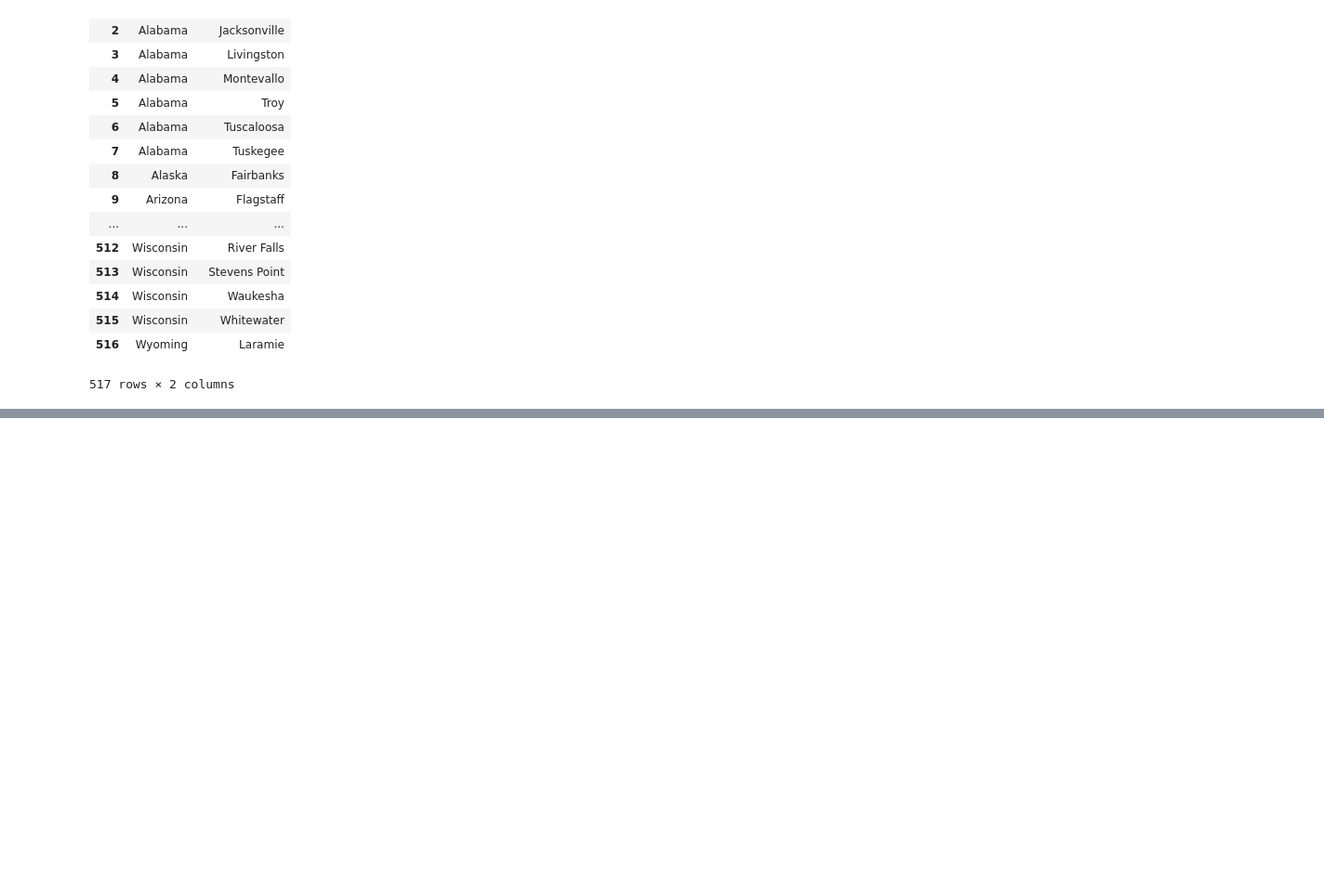
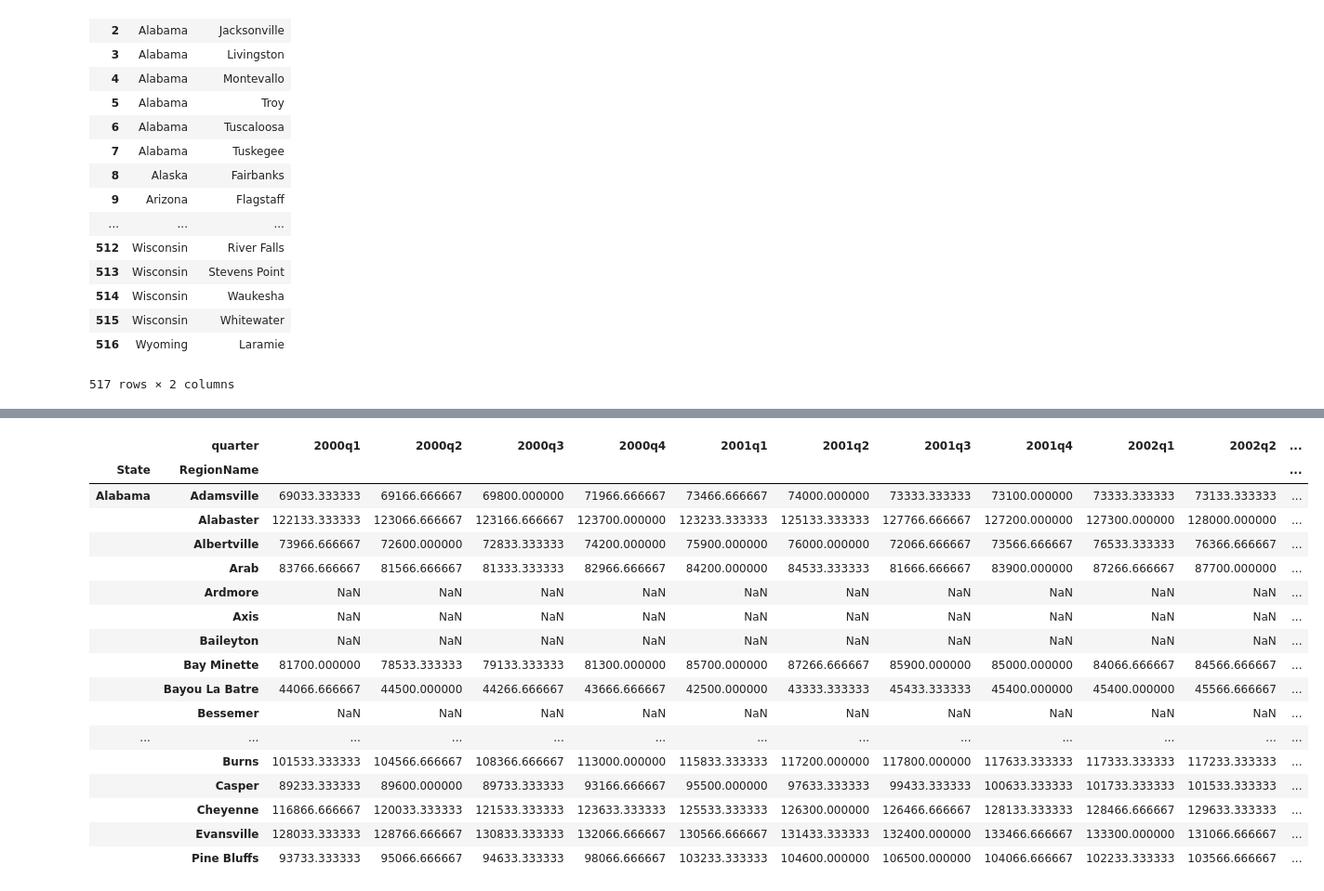
Before and after one commit to dekennedy/Intro-to-DS, a Jupyter notebook: Assignment+4.ipynb, the cells around one changed output, grey strips where cells are left out. Shown at 93% size. Cells and saved outputs as stored; diff of their text form; code cells hidden in the pictures; blank space fills up the shorter version.

```diff
--- a/Assignment+4.ipynb
+++ b/Assignment+4.ipynb
@@ -102,14 +80,0 @@ def get_recession_bottom():
-# %%
-def convert_housing_data_to_quarters():
-    '''Converts the housing data to quarters and returns it as mean
-    values in a dataframe. This dataframe should be a dataframe with
-    columns for 2000q1 through 2016q3, and should have a multi-index
-    in the shape of ["State","RegionName"].
-
-    Note: Quarters are defined in the assignment description, they are
-    not arbitrary three month periods.
-
-    The resulting dataframe should have 67 columns, and 10,730 rows.
-    '''
-
-    return "ANSWER"
@@ -115,0 +159,85 @@ def convert_housing_data_to_quarters():
+# %%
+def convert_housing_data_to_quarters():
+#     '''Converts the housing data to quarters and returns it as mean
+#     values in a dataframe. This dataframe should be a dataframe with
+#     columns for 2000q1 through 2016q3, and should have a multi-index
+#     in the shape of ["State","RegionName"].
+
+#     Note: Quarters are defined in the assignment description, they are
+#     not arbitrary three month periods.
+
+#     The resulting dataframe should have 67 columns, and 10,730 rows.
+#     '''
+
+
+    import pandas as pd
+    import numpy as np
+    df = pd.read_csv('City_Zhvi_AllHomes.csv', header=0)
+
+    # Create columns to keep
+    cols_to_keep = ['RegionID', 'RegionName', 'State']
+    for i in range(2000, 2017):
+        for j in range(1, 13):
+            if j <= 9:
+                if i == 2016 and j == 9:
+                    pass
+                else:
+                    month_str = '0' + str(j)
+            else:
+                if i == 2016:
+                    pass
+                else:
+                    month_str = str(j)
+            cols_to_keep.append(str(i) + '-' + month_str)
+    df = df[cols_to_keep]
+
+    # Convert two letter state abbreviations to state names
+    df['State'] = df['State'].replace(states)
+
+    def convert_to_qtr(ym):
+        year, month = ym.split('-')
+        if month == '01' or month == '02' or month == '03':
+            result = year + 'q1'
+        elif month == '04' or month == '05' or month == '06':
+            result = year + 'q2'
+        elif month == '07' or month == '08' or month == '09':
+            result = year + 'q3'
+        else:
+            result = year + 'q4'
+        return result
+
+    df_compiled = df.copy().set_index(['State', 'RegionName', 'RegionID']).stack(dropna=False)
+    df_compiled = df_compiled.reset_index().rename(columns={'level_3': 'year_month', 0: 'gdp'})
+    df_compiled.drop_duplicates(inplace=True)
+    df_compiled['quarter'] = df_compiled['year_month'].apply(convert_to_qtr)
+    df_compiled = df_compiled.drop('year_month', axis=1)
+    result = df_compiled.pivot_table(values='gdp', index=['State', 'RegionName', 'RegionID'], columns='quarter', aggfunc=np.mean)
+    result = result.reset_index()
+    result = result.drop('RegionID', axis=1)
+    #del result.index.name
+    result = result.set_index(['State', 'RegionName'])
+    return result
+
+
+#convert_housing_data_to_quarters().loc["Texas"].loc["Austin"].loc["2010q3"]
+
+convert_housing_data_to_quarters()
+# %% [output]
+|  | quarter | 2000q1 | 2000q2 | 2000q3 | 2000q4 | 2001q1 | 2001q2 | 2001q3 | 2001q4 | 2002q1 | 2002q2 | ... |
+| State | RegionName |  |  |  |  |  |  |  |  |  |  | ... |
+| Alabama | Adamsville | 69033.333333 | 69166.666667 | 69800.000000 | 71966.666667 | 73466.666667 | 74000.000000 | 73333.333333 | 73100.000000 | 73333.333333 | 73133.333333 | ... |
+|  | Alabaster | 122133.333333 | 123066.666667 | 123166.666667 | 123700.000000 | 123233.333333 | 125133.333333 | 127766.666667 | 127200.000000 | 127300.000000 | 128000.000000 | ... |
+|  | Albertville | 73966.666667 | 72600.000000 | 72833.333333 | 74200.000000 | 75900.000000 | 76000.000000 | 72066.666667 | 73566.666667 | 76533.333333 | 76366.666667 | ... |
+|  | Arab | 83766.666667 | 81566.666667 | 81333.333333 | 82966.666667 | 84200.000000 | 84533.333333 | 81666.666667 | 83900.000000 | 87266.666667 | 87700.000000 | ... |
+|  | Ardmore | NaN | NaN | NaN | NaN | NaN | NaN | NaN | NaN | NaN | NaN | ... |
+|  | Axis | NaN | NaN | NaN | NaN | NaN | NaN | NaN | NaN | NaN | NaN | ... |
+|  | Baileyton | NaN | NaN | NaN | NaN | NaN | NaN | NaN | NaN | NaN | NaN | ... |
+|  | Bay Minette | 81700.000000 | 78533.333333 | 79133.333333 | 81300.000000 | 85700.000000 | 87266.666667 | 85900.000000 | 85000.000000 | 84066.666667 | 84566.666667 | ... |
+|  | Bayou La Batre | 44066.666667 | 44500.000000 | 44266.666667 | 43666.666667 | 42500.000000 | 43333.333333 | 45433.333333 | 45400.000000 | 45400.000000 | 45566.666667 | ... |
+|  | Bessemer | NaN | NaN | NaN | NaN | NaN | NaN | NaN | NaN | NaN | NaN | ... |
+| ... | ... | ... | ... | ... | ... | ... | ... | ... | ... | ... | ... | ... |
+|  | Burns | 101533.333333 | 104566.666667 | 108366.666667 | 113000.000000 | 115833.333333 | 117200.000000 | 117800.000000 | 117633.333333 | 117333.333333 | 117233.333333 | ... |
+|  | Casper | 89233.333333 | 89600.000000 | 89733.333333 | 93166.666667 | 95500.000000 | 97633.333333 | 99433.333333 | 100633.333333 | 101733.333333 | 101533.333333 | ... |
+|  | Cheyenne | 116866.666667 | 120033.333333 | 121533.333333 | 123633.333333 | 125533.333333 | 126300.000000 | 126466.666667 | 128133.333333 | 128466.666667 | 129633.333333 | ... |
+|  | Evansville | 128033.333333 | 128766.666667 | 130833.333333 | 132066.666667 | 130566.666667 | 131433.333333 | 132400.000000 | 133466.666667 | 133300.000000 | 131066.666667 | ... |
+|  | Pine Bluffs | 93733.333333 | 95066.666667 | 94633.333333 | 98066.666667 | 103233.333333 | 104600.000000 | 106500.000000 | 104066.666667 | 102233.333333 | 103566.666667 | ... |
```
Also changed, not shown: parts of 9 cells of this notebook.
